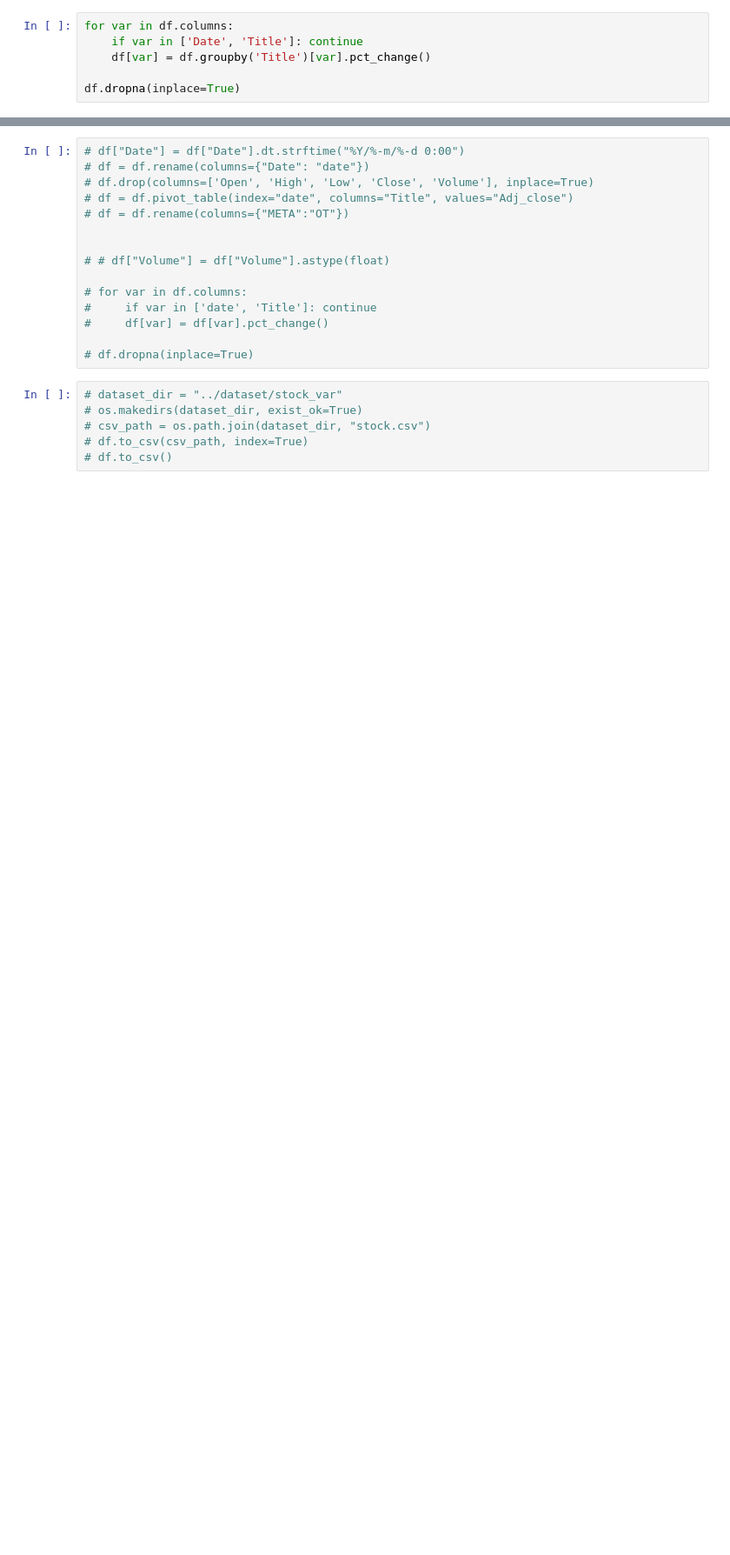
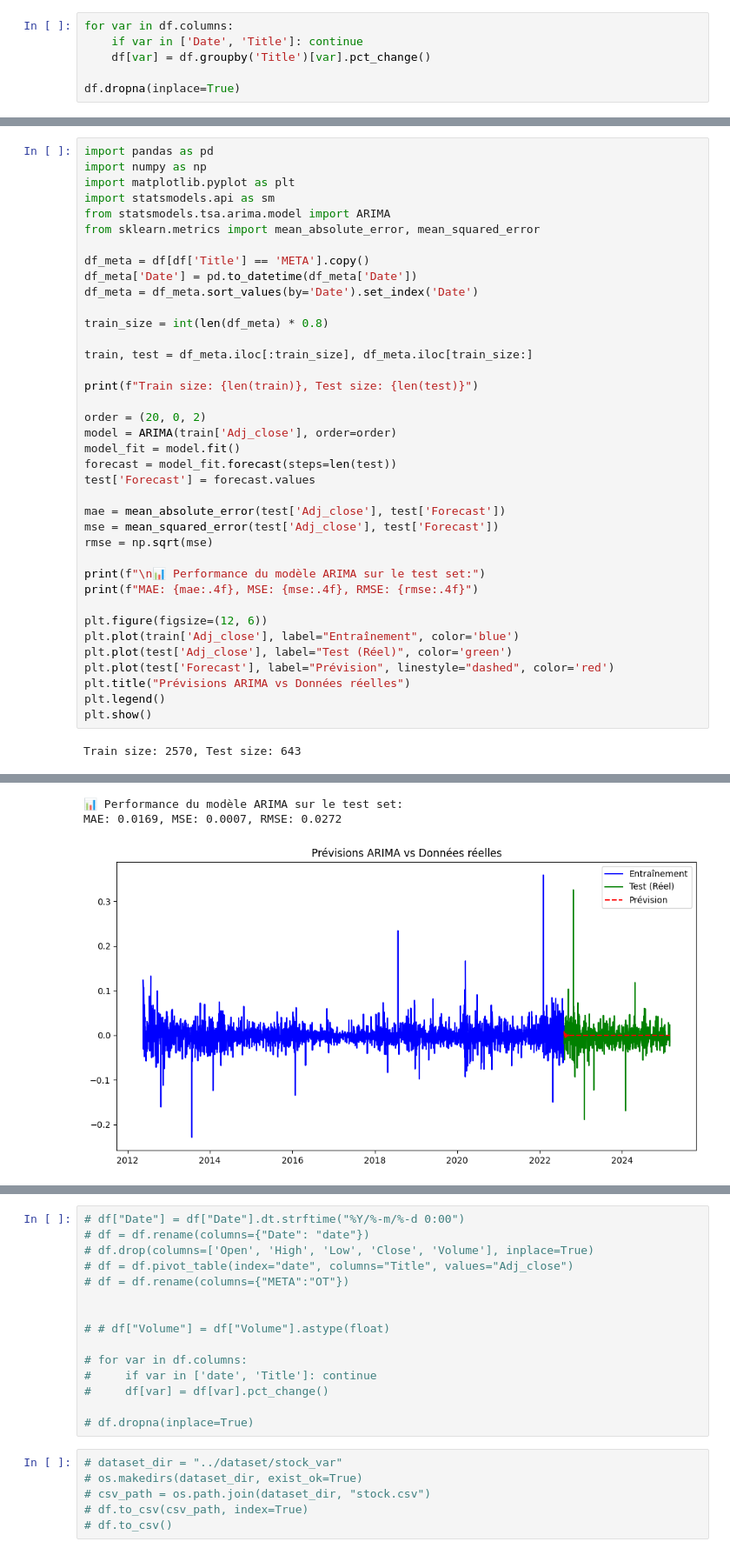
Before and after one commit to NaDub/MLFI_2025, a Jupyter notebook: Visualize/descriptive.ipynb, the cells around one changed output, grey strips where cells are left out. Shown at 87% size. Saved outputs shown, nothing was run; the diff lists cells and outputs as text; blank space fills up the shorter version.

```diff
--- a/Visualize/descriptive.ipynb
+++ b/Visualize/descriptive.ipynb
@@ -162,0 +259,40 @@ KeyboardInterrupt:
+# %%
+import pandas as pd
+import numpy as np
+import matplotlib.pyplot as plt
+import statsmodels.api as sm
+from statsmodels.tsa.arima.model import ARIMA
+from sklearn.metrics import mean_absolute_error, mean_squared_error
+
+df_meta = df[df['Title'] == 'META'].copy()
+df_meta['Date'] = pd.to_datetime(df_meta['Date'])
+df_meta = df_meta.sort_values(by='Date').set_index('Date')
+
+train_size = int(len(df_meta) * 0.8)
+
+train, test = df_meta.iloc[:train_size], df_meta.iloc[train_size:]
+
+print(f"Train size: {len(train)}, Test size: {len(test)}")
+
+order = (20, 0, 2)
+model = ARIMA(train['Adj_close'], order=order)
+model_fit = model.fit()
+forecast = model_fit.forecast(steps=len(test))
+test['Forecast'] = forecast.values
+
+mae = mean_absolute_error(test['Adj_close'], test['Forecast'])
+mse = mean_squared_error(test['Adj_close'], test['Forecast'])
+rmse = np.sqrt(mse)
+
+print(f"\n📊 Performance du modèle ARIMA sur le test set:")
+print(f"MAE: {mae:.4f}, MSE: {mse:.4f}, RMSE: {rmse:.4f}")
+
+plt.figure(figsize=(12, 6))
+plt.plot(train['Adj_close'], label="Entraînement", color='blue')
+plt.plot(test['Adj_close'], label="Test (Réel)", color='green')
+plt.plot(test['Forecast'], label="Prévision", linestyle="dashed", color='red')
+plt.title("Prévisions ARIMA vs Données réelles")
+plt.legend()
+plt.show()
+# %% [output]
+Train size: 2570, Test size: 643
@@ -163,2 +304,5 @@ KeyboardInterrupt:
+📊 Performance du modèle ARIMA sur le test set:
+MAE: 0.0169, MSE: 0.0007, RMSE: 0.0272
+[figure, added]
 # %%
 df[df['Title'] == 'GOOGL'].head()
```
Also changed, not shown: parts of 11 cells of this notebook, 1 other file.
